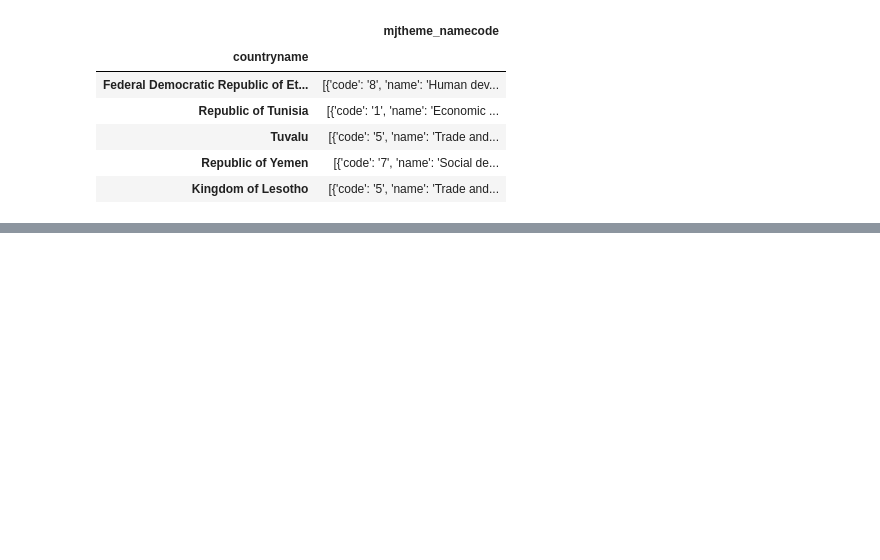
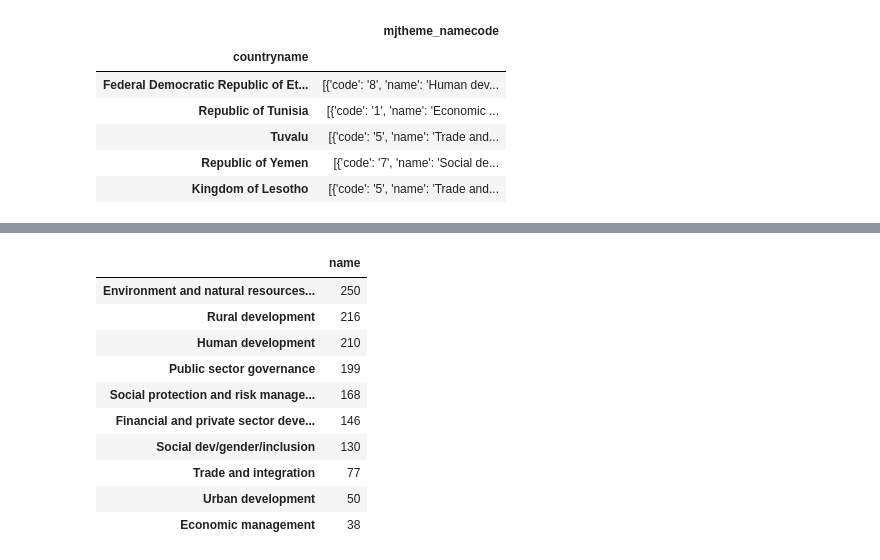
Before and after one commit to codyw826/Public-Projects, a Jupyter notebook: sliderule_dsi_json_exercise.ipynb, the cells around one changed output, grey strips where cells are left out. Saved outputs shown, nothing was run; the diff lists cells and outputs as text; code cells hidden in the pictures; blank space fills up the shorter version.

```diff
--- a/sliderule_dsi_json_exercise.ipynb
+++ b/sliderule_dsi_json_exercise.ipynb
@@ -256,0 +293,18 @@ json_normalize(m[1],'code','name')
+# %%
+#FINAL ANSWER FOR 2.
+#Almost a trivial question, given that there are only 11 different types
+counts = final['name'].value_counts()
+pd.DataFrame(counts).head(10)
+#However, the top ten most common project themes were as follows:
+# %% [output]
+|  | name |
+| Environment and natural resources... | 250 |
+| Rural development | 216 |
+| Human development | 210 |
+| Public sector governance | 199 |
+| Social protection and risk manage... | 168 |
+| Financial and private sector deve... | 146 |
+| Social dev/gender/inclusion | 130 |
+| Trade and integration | 77 |
+| Urban development | 50 |
+| Economic management | 38 |
```
Also changed, not shown: parts of 9 cells of this notebook.
